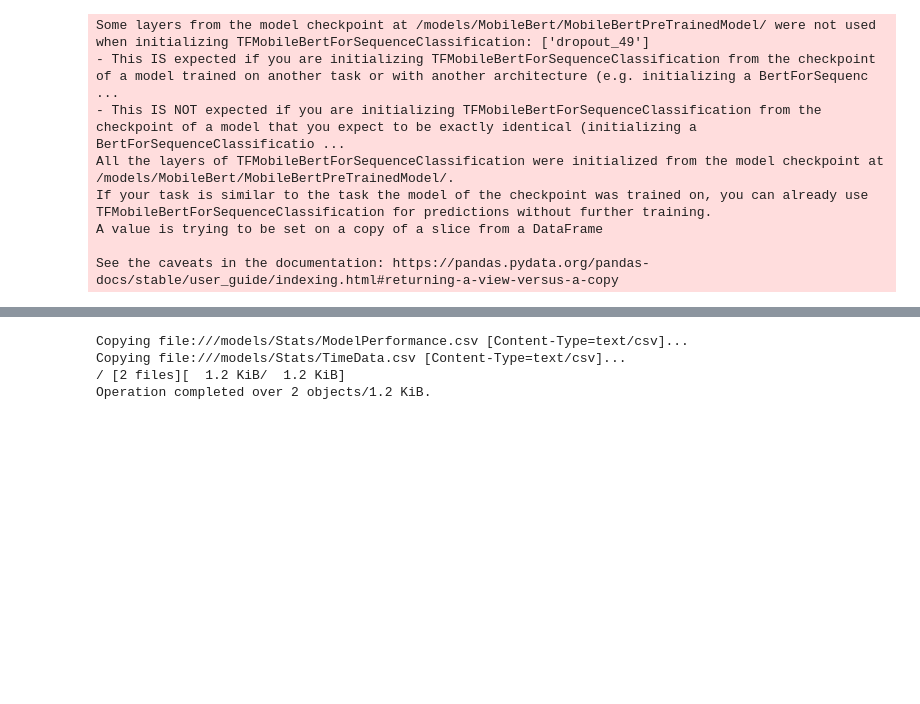
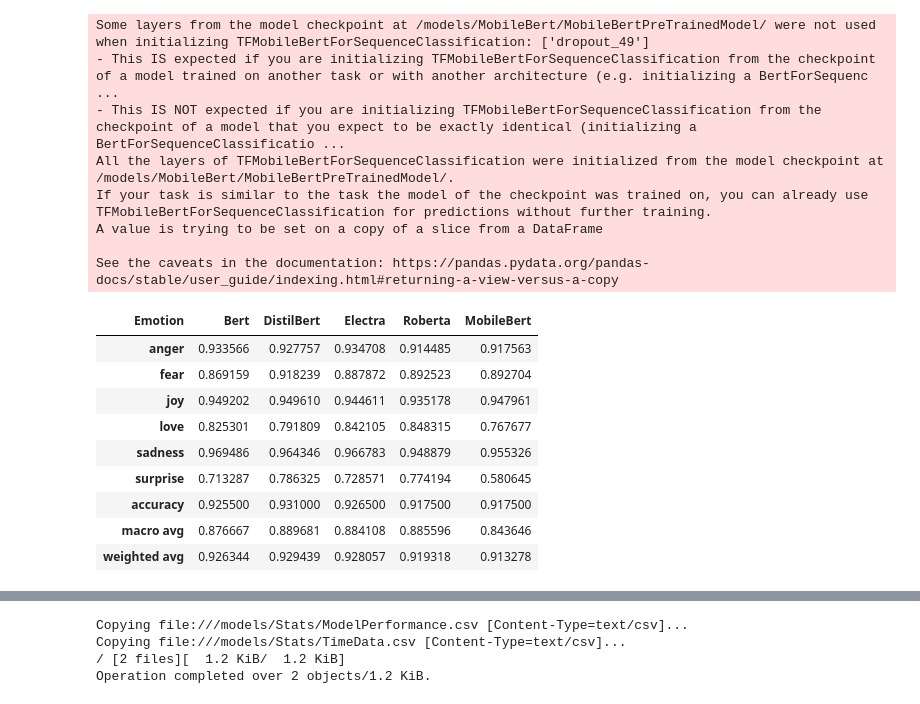
Before and after one commit to orugantiv/CSCE-585, a Jupyter notebook: Models/EmotionModels.ipynb, the cells around one changed output, grey strips where cells are left out. Drawn from its saved outputs; the diff is of its cells as text; code cells hidden in the pictures; blank space fills up the shorter version.

```diff
--- a/Models/EmotionModels.ipynb
+++ b/Models/EmotionModels.ipynb
@@ -790,3 +790,16 @@ See the caveats in the documentation: https://pandas.pydata.org/pandas-docs/stab
 # %%
 F1ModelScores.to_csv('/models/Stats/ModelPerformance.csv',index=True,index_label='Emotion')
 timeData.to_csv('/models/Stats/TimeData.csv',index=True,index_label='Models')
+# %%
+F1ModelScores
+# %% [output]
+| Emotion | Bert | DistilBert | Electra | Roberta | MobileBert |
+| anger | 0.933566 | 0.927757 | 0.934708 | 0.914485 | 0.917563 |
+| fear | 0.869159 | 0.918239 | 0.887872 | 0.892523 | 0.892704 |
+| joy | 0.949202 | 0.949610 | 0.944611 | 0.935178 | 0.947961 |
+| love | 0.825301 | 0.791809 | 0.842105 | 0.848315 | 0.767677 |
+| sadness | 0.969486 | 0.964346 | 0.966783 | 0.948879 | 0.955326 |
+| surprise | 0.713287 | 0.786325 | 0.728571 | 0.774194 | 0.580645 |
+| accuracy | 0.925500 | 0.931000 | 0.926500 | 0.917500 | 0.917500 |
+| macro avg | 0.876667 | 0.889681 | 0.884108 | 0.885596 | 0.843646 |
+| weighted avg | 0.926344 | 0.929439 | 0.928057 | 0.919318 | 0.913278 |
```
Also changed, not shown: parts of 1 cell of this notebook.
